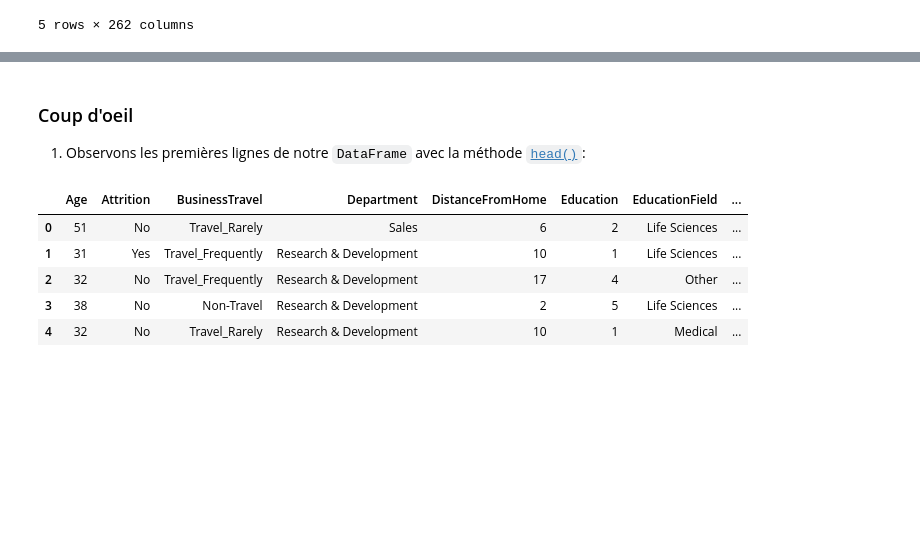
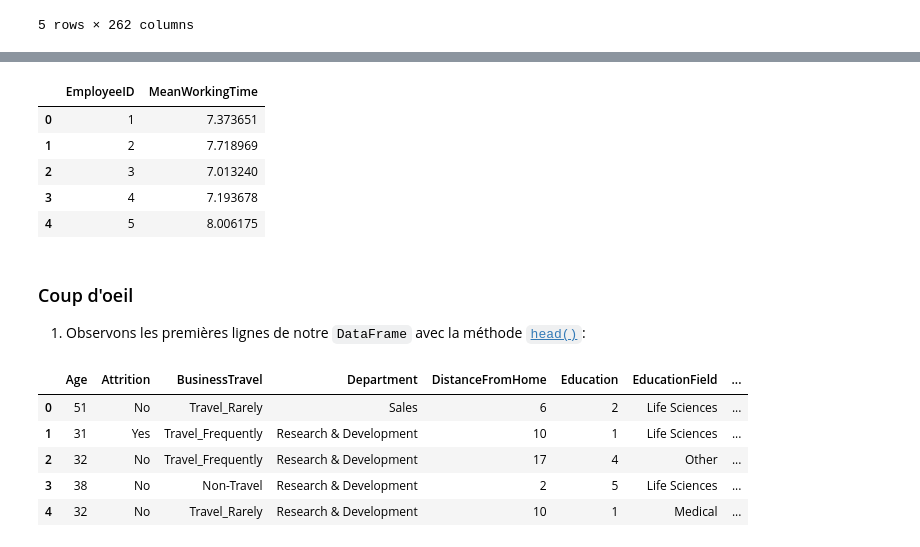
Before and after one commit to Landrien/IA, a Jupyter notebook: Projet/Projet.ipynb, the cells around one changed output, grey strips where cells are left out. Cells and saved outputs as stored; diff of their text form; code cells hidden in the pictures; blank space fills up the shorter version.

```diff
--- a/Projet/Projet.ipynb
+++ b/Projet/Projet.ipynb
@@ -143 +177,17 @@ Df_in_time_data.head()
+# %%
+Df_time_data = Df_time_data.replace('0 days', np.nan)
+
+
+mean_time_data = Df_time_data.mean(axis=1)
+meanWorkingTime = pd.DataFrame({'EmployeeID':mean_time_data.index+1,'MeanWorkingTime':mean_time_data.values})
+meanWorkingTime['MeanWorkingTime']=meanWorkingTime['MeanWorkingTime']/np.timedelta64(1, 'h')
+
+meanWorkingTime.head(5)
+# %% [output]
+|  | EmployeeID | MeanWorkingTime |
+| 0 | 1 | 7.373651 |
+| 1 | 2 | 7.718969 |
+| 2 | 3 | 7.013240 |
+| 3 | 4 | 7.193678 |
+| 4 | 5 | 8.006175 |
 # %%
```
Also changed, not shown: parts of 9 cells of this notebook.
